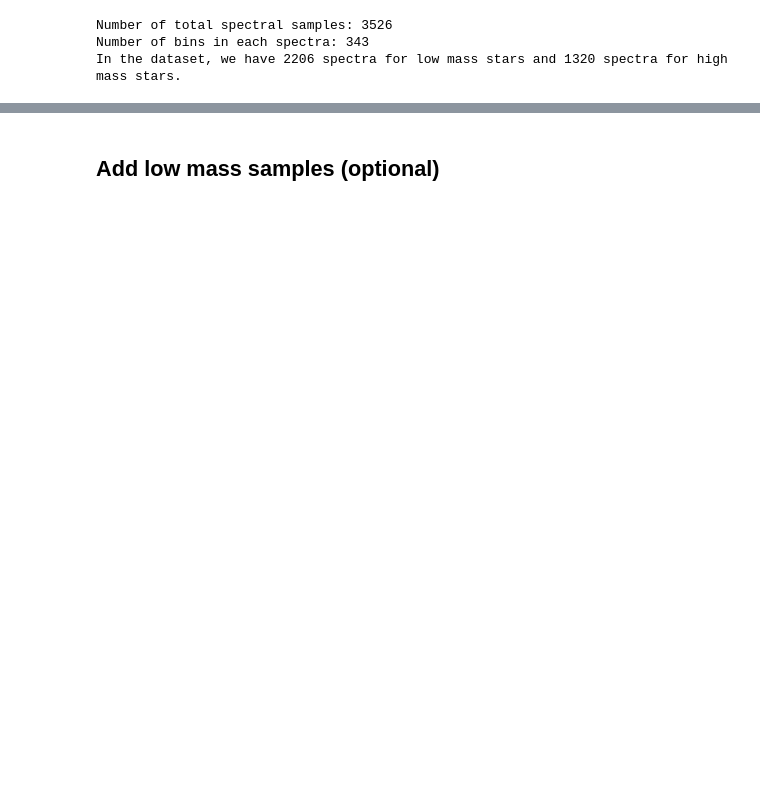
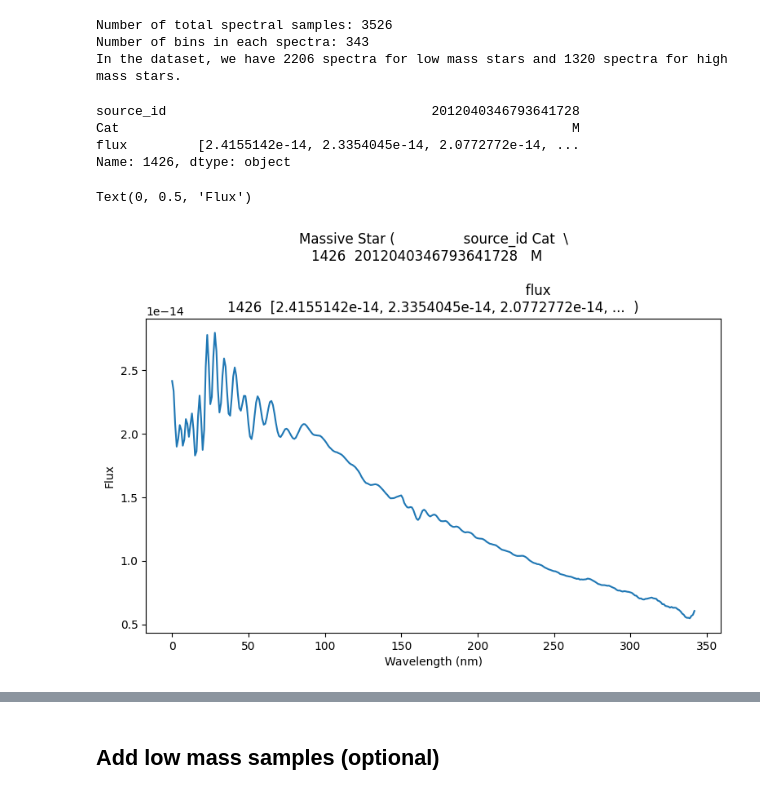
Before and after one commit to bananya-ml/research, a Jupyter notebook: notebooks/deep networks/classification/predict_cnn.ipynb, the cells around one changed output, grey strips where cells are left out. Drawn from its saved outputs; the diff is of its cells as text; code cells hidden in the pictures; blank space fills up the shorter version.

Commit message:
inference and plot n

```diff
--- a/notebooks/deep networks/classification/predict_cnn.ipynb
+++ b/notebooks/deep networks/classification/predict_cnn.ipynb
@@ -104,3 +110,27 @@ y = torch.from_numpy(np.where(y == 'M', 1, np.where(y == 'LM', 0, y)).astype(flo
 
 # L2 normalization
 X = torch.from_numpy(np.array([spectrum / np.linalg.norm(spectrum, keepdims=True) for spectrum in X])).float()
+# %%
+df.iloc[1426]
+# %% [output]
+source_id                                  2012040346793641728
+Cat                                                          M
+flux         [2.4155142e-14, 2.3354045e-14, 2.0772772e-14, ...
+Name: 1426, dtype: object
+# %%
+# Random sample from 'M' category (massive star)
+sample_ms = df[df['source_id'] == 2012040346793641728].sample(n=1).index
+flux_ms = df['flux'].iloc[sample_ms].values[0]
+object_id_ms = df[df['source_id'] == 2012040346793641728]
+
+plt.figure(figsize=(20, 5))
+
+# Plot for 'M' category (massive star)
+plt.subplot(1, 2, 1)
+plt.plot(flux_ms)
+plt.title(f"Massive Star ({object_id_ms})")
+plt.xlabel('Wavelength (nm)')
+plt.ylabel('Flux')
+# %% [output]
+Text(0, 0.5, 'Flux')
+[figure, added]
```
Also changed, not shown: parts of 47 cells of this notebook, 4 other files.
